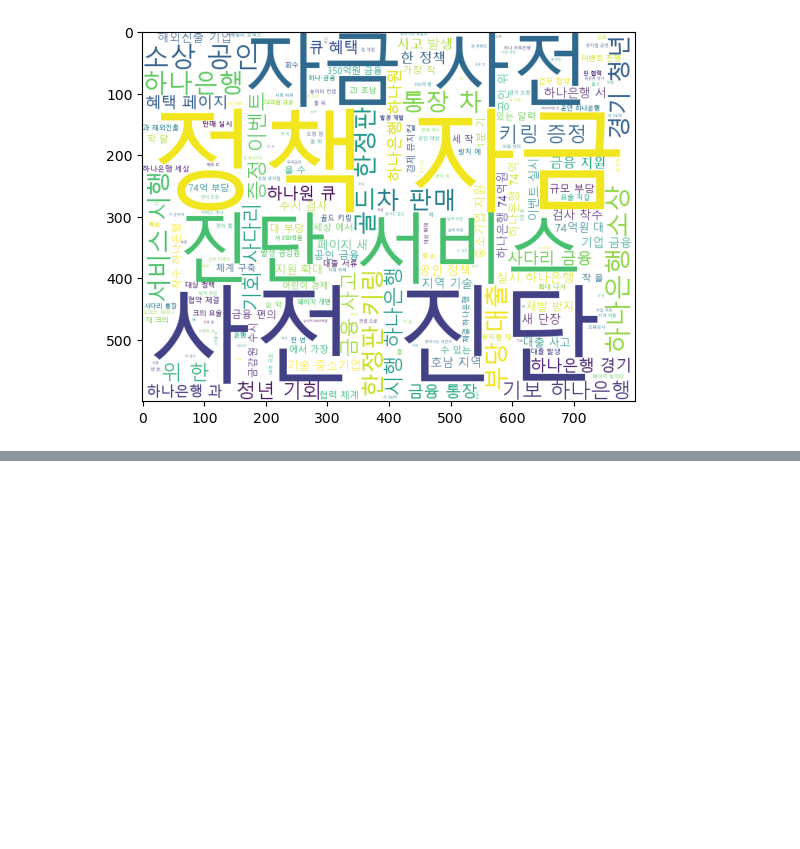
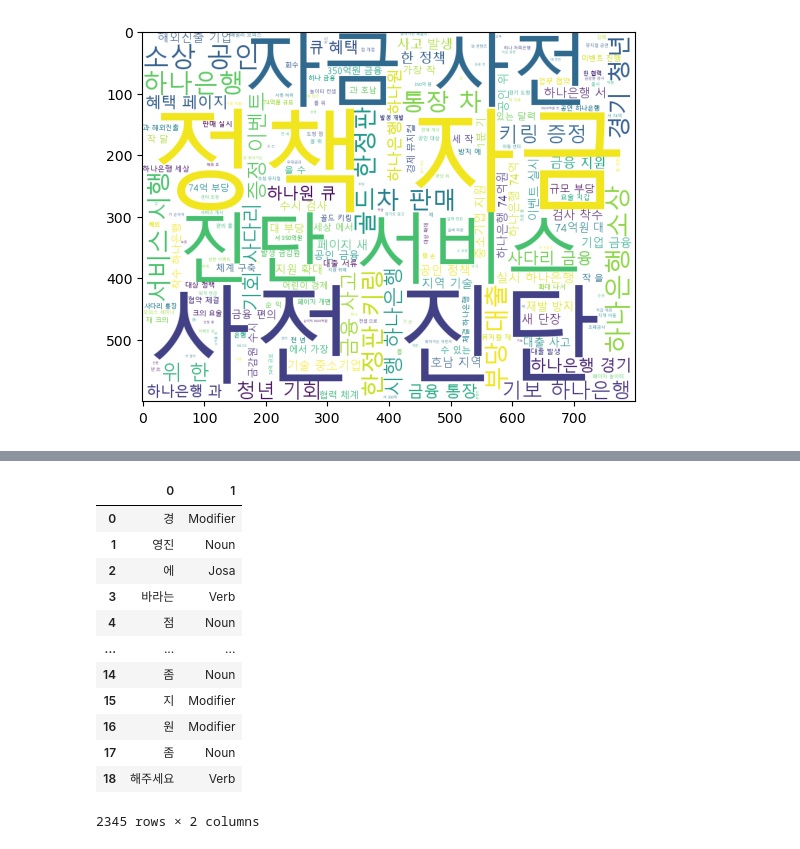
Before and after one commit to SIDED00R/hanaro_data, a Jupyter notebook: day20.ipynb, the cells around one changed output, grey strips where cells are left out. Saved outputs shown, nothing was run; the diff lists cells and outputs as text; code cells hidden in the pictures; blank space fills up the shorter version.

```diff
--- a/day20.ipynb
+++ b/day20.ipynb
@@ -192,0 +320,24 @@ plt.imshow(wc)
+# %%
+# 6. 경영진에게 바라는 희망사항에서 가장 많이 등장한 명사 5가지를 찾으시오 (관사 및 부사 제외)
+
+hope_list = df1['hope'].values.tolist()
+df_pos = pd.DataFrame()
+for i in range(len(hope_list)):
+    dfn = pd.DataFrame(okt.pos(hope_list[i]))
+    df_pos = pd.concat([dfn, df_pos])
+
+df_pos
+# %% [output]
+|  | 0 | 1 |
+| 0 | 경 | Modifier |
+| 1 | 영진 | Noun |
+| 2 | 에 | Josa |
+| 3 | 바라는 | Verb |
+| 4 | 점 | Noun |
+| ... | ... | ... |
+| 14 | 좀 | Noun |
+| 15 | 지 | Modifier |
+| 16 | 원 | Modifier |
+| 17 | 좀 | Noun |
+| 18 | 해주세요 | Verb |
+2345 rows × 2 columns
```
Also changed, not shown: parts of 28 cells of this notebook, 1 other file.
